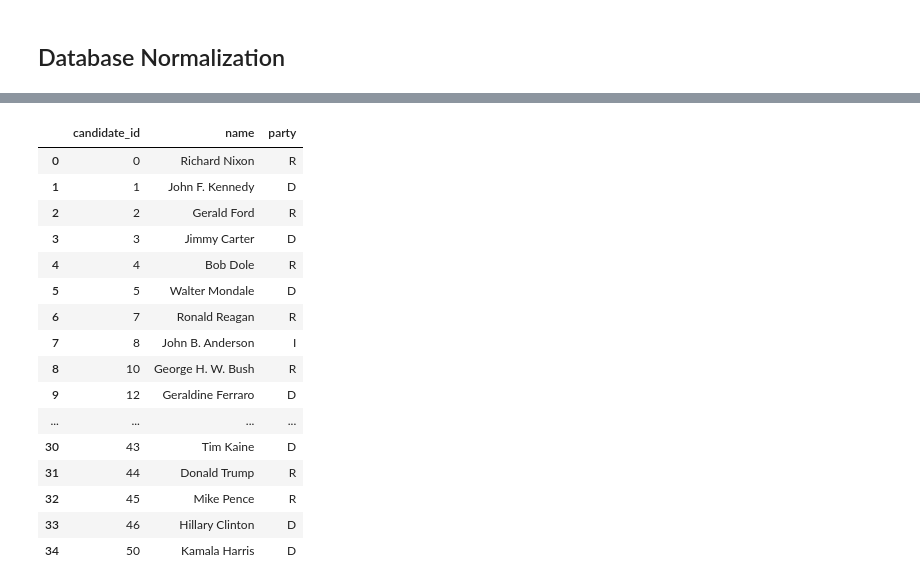
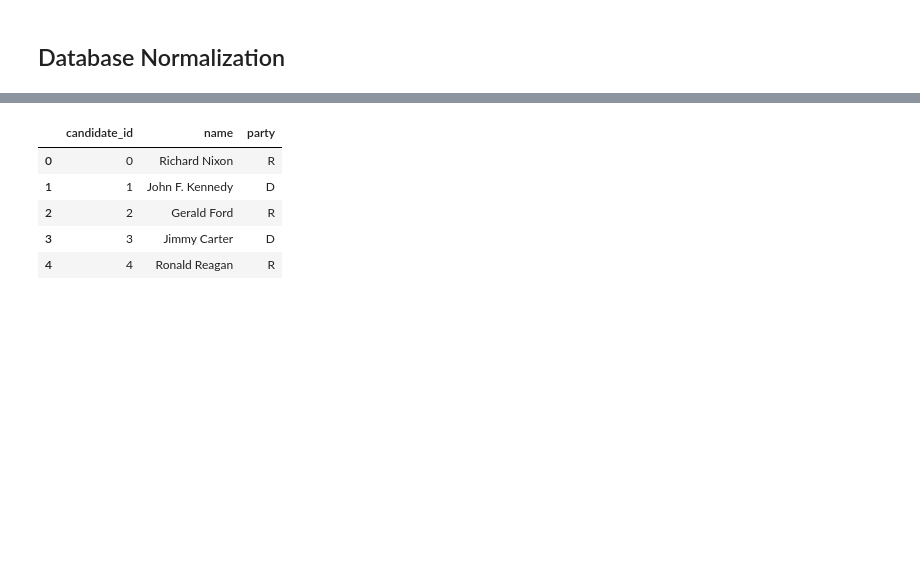
Before and after one commit to gdagger/US-Presidential-Debate-Dialogue-Analysis, a Jupyter notebook: data_exploration.ipynb, the cells around one changed output, grey strips where cells are left out. Cells and saved outputs as stored; diff of their text form; code cells hidden in the pictures; blank space fills up the shorter version.

```diff
--- a/data_exploration.ipynb
+++ b/data_exploration.ipynb
@@ -313,10 +287,6 @@ candidates_df.head()
 | 2 | 1976 | 3 | President Gerald Ford | P | R | Ford | False |
 | 3 | 1976 | 3 | Former Governor Jimmy Carter | P | D | Carter | True |
 | 4 | 1976 | 1 | Senator Bob Dole | VP | R | Dole | False |
-# %%
-debate_dialogue_df['year'] = pd.DatetimeIndex(debate_dialogue_df['date']).year
-
-debate_dialogue_df = debate_dialogue_df.merge(candidates_df[['last_name', 'won_election']], left_on='actor', right_on='last_name')
 # %%
 # Create list of candidate titles
 titles = ['Former Vice President', 'Vice President', 'President',  'Former Senator', 'Senator', 'Former Governor',
@@ -338,0 +340,11 @@ candidates_df['candidate'] = candidates_df['candidate'].apply(lambda x: x.split(
+# %%
+# Create dataframe of unique debates to set unique IDs
+unique_debates = pd.DataFrame(candidate_debates_df['date'].unique())
+# Reset index for unique debates IDs
+unique_debates = unique_debates.reset_index()
+# Rename columns
+unique_debates.columns = ['debate_id', 'date']
+# Merge dataframes back together preserving candidate IDs
+candidate_debates_df = candidate_debates_df.merge(unique_debates, on='date')
+
+candidate_debates_df.head()
@@ -338,0 +358,10 @@ candidates_df['candidate'] = candidates_df['candidate'].apply(lambda x: x.split(
+# %%
+# Reset index to set as unique performance ID
+candidate_debates_df = candidate_debates_df.reset_index()
+# Rename column
+candidate_debates_df = candidate_debates_df.rename(columns={'index':'performance_id'})
+# Drop redundant columns
+candidate_debates_df = candidate_debates_df.drop(columns=['year', 'actor', 'last_name', 'name', 'avg_words_per_turn', 'avg_unique_words_per_turn'])
+
+# Preview dataframe
+candidate_debates_df.head()
@@ -339,10 +375,5 @@ candidates_df['candidate'] = candidates_df['candidate'].apply(lambda x: x.split(
 # %%
-candidate_debates_df = pd.merge(candidates_df, debate_dialogue_df)
-
-
-debates = candidate_debates_df.groupby(['date', 'type'], as_index=False).sum()
-
-debates = debates.reset_index().rename(columns={'index':'debate_id'})
+debates = candidate_debates_df.groupby(['debate_id','date','type'], as_index=False).sum()
 
 debates = debates[['debate_id', 'date', 'type']]
 
@@ -370,33 +390,19 @@ debates.head()
 # %%
-candidates_df.sort_values('year')
+candidates_grouped = candidate_debates_df.groupby(['candidate_id','candidate','party'], as_index=False).sum()
 
-# candidates = candidates_df.groupby(['candidate', 'party'], as_index=False).sum()
-candidates = candidates_df.drop_duplicates(subset='candidate')
+candidates = candidates_grouped[['candidate_id', 'candidate', 'party']]
 
-candidates = candidates[['candidate', 'party']]
-
-candidates = candidates.reset_index().rename(columns={'index':'candidate_id', 'candidate':'name'})
+candidates = candidates.rename(columns={'candidate':'name'})
 
 candidates.to_csv('./Tables/candidates.csv', index=False)
 
 candidates.head()
 # %% [output]
 |  | candidate_id | name | party |
 | 0 | 0 | Richard Nixon | R |
 | 1 | 1 | John F. Kennedy | D |
 | 2 | 2 | Gerald Ford | R |
 | 3 | 3 | Jimmy Carter | D |
-| 4 | 4 | Bob Dole | R |
-| 5 | 5 | Walter Mondale | D |
-| 6 | 7 | Ronald Reagan | R |
-| 7 | 8 | John B. Anderson | I |
-| 8 | 10 | George H. W. Bush | R |
-| 9 | 12 | Geraldine Ferraro | D |
-| ... | ... | ... | ... |
-| 30 | 43 | Tim Kaine | D |
-| 31 | 44 | Donald Trump | R |
-| 32 | 45 | Mike Pence | R |
-| 33 | 46 | Hillary Clinton | D |
-| 34 | 50 | Kamala Harris | D |
+| 4 | 4 | Ronald Reagan | R |
 # %%
 # Combine dataframes to get debate ids/types and dialogue stats
```
Also changed, not shown: parts of 12 cells of this notebook, 4 other files.
